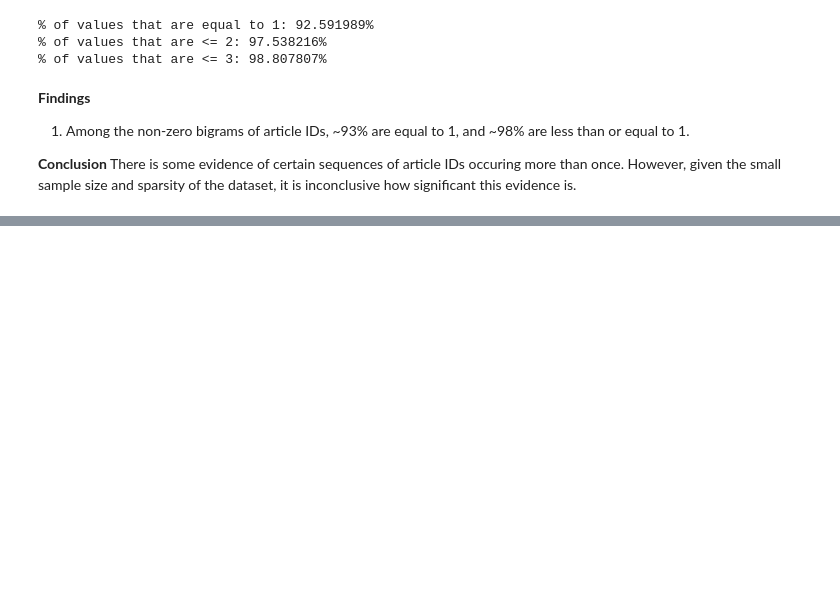
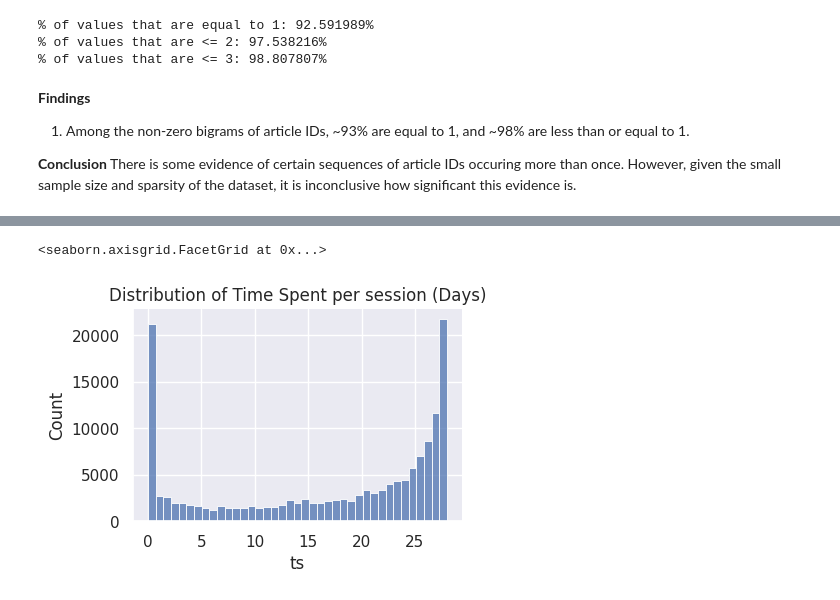
Before and after one commit to a-sharma06/recsys_otto, a Jupyter notebook: otto-eda-exploratory-data-analysis.ipynb, the cells around one changed output, grey strips where cells are left out. Saved outputs shown, nothing was run; the diff lists cells and outputs as text; code cells hidden in the pictures; blank space fills up the shorter version.

Commit message:
Kaggle Notebook | OTTO - EDA (Exploratory Data Analysis) | Version 14

```diff
--- a/otto-eda-exploratory-data-analysis.ipynb
+++ b/otto-eda-exploratory-data-analysis.ipynb
@@ -567,0 +574,2 @@ There is some evidence of certain sequences of article IDs occuring more than on
+# %%
+expanded_df = expanded_df.sort_values(by=['session', 'ts'])
@@ -567,0 +626,3 @@ There is some evidence of certain sequences of article IDs occuring more than on
+# %%
+time_elapsed = expanded_df.groupby('session')['ts'].apply(lambda x: x.iloc[-1] - x.iloc[0])
+time_elapsed
@@ -567,0 +659,3 @@ There is some evidence of certain sequences of article IDs occuring more than on
+# %%
+days = time_elapsed.apply(int) / (1000 * 60 * 60 * 24)
+days
@@ -567,0 +676,10 @@ There is some evidence of certain sequences of article IDs occuring more than on
+# %%
+(
+    sns.displot(data=days, log_scale=False, height=3, aspect=1.5)
+    .set(
+        title='Distribution of Time Spent per session (Days)',
+    )
+)
+# %% [output]
+<seaborn.axisgrid.FacetGrid at 0x...>
+[figure, added]
```
Also changed, not shown: parts of 12 cells of this notebook.
